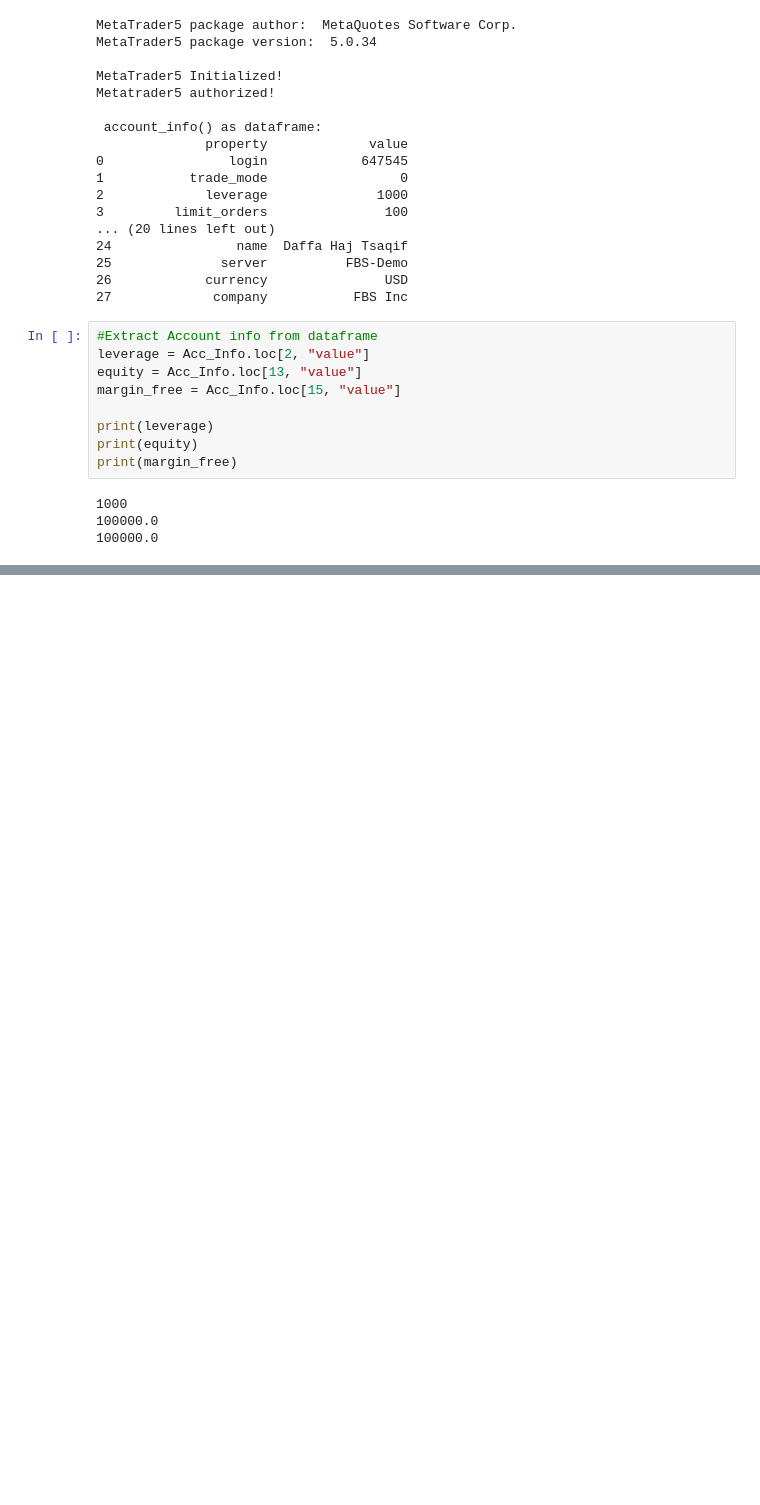
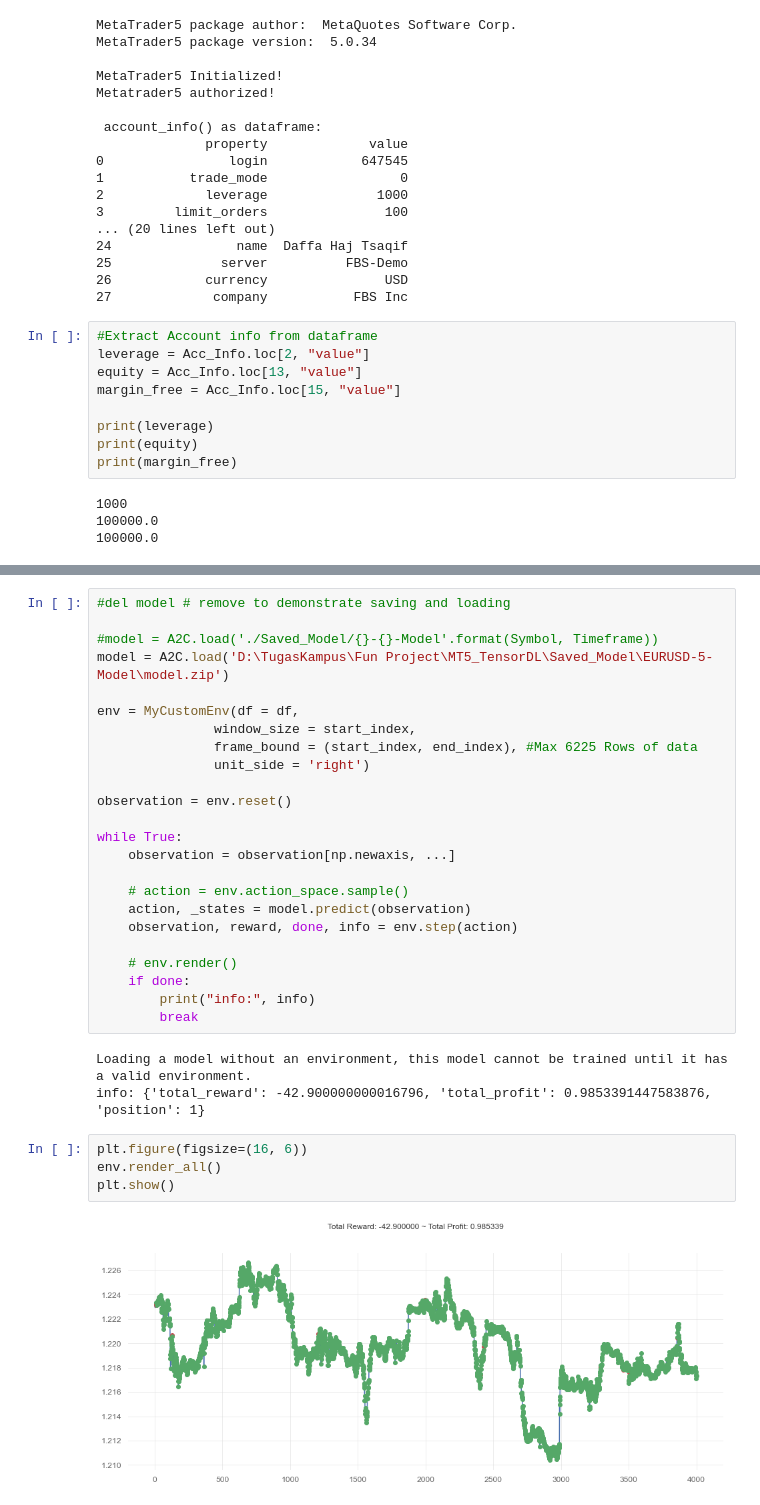
Before and after one commit to dhupee/MetaNgepet, a Jupyter notebook: MetaNgepet-Train.ipynb, the cells around one changed output, grey strips where cells are left out. Drawn from its saved outputs; the diff is of its cells as text; blank space fills up the shorter version.

Commit message:
The train is done

```diff
--- a/MetaNgepet-Train.ipynb
+++ b/MetaNgepet-Train.ipynb
@@ -318,0 +352,33 @@ info: {'total_reward': 4.6999999999952635, 'total_profit': 0.9947082718643598, '
+# %%
+#del model # remove to demonstrate saving and loading
+
+#model = A2C.load('./Saved_Model/{}-{}-Model'.format(Symbol, Timeframe))
+model = A2C.load('D:\TugasKampus\Fun Project\MT5_TensorDL\Saved_Model\EURUSD-5-Model\model.zip')
+
+env = MyCustomEnv(df = df,
+               window_size = start_index,
+               frame_bound = (start_index, end_index), #Max 6225 Rows of data
+               unit_side = 'right')
+
+observation = env.reset()
+
+while True:
+    observation = observation[np.newaxis, ...]
+
+    # action = env.action_space.sample()
+    action, _states = model.predict(observation)
+    observation, reward, done, info = env.step(action)
+
+    # env.render()
+    if done:
+        print("info:", info)
+        break
+# %% [output]
+Loading a model without an environment, this model cannot be trained until it has a valid environment.
+info: {'total_reward': -42.900000000016796, 'total_profit': 0.9853391447583876, 'position': 1}
+# %%
+plt.figure(figsize=(16, 6))
+env.render_all()
+plt.show()
+# %% [output]
+[figure, added]
```
Also changed, not shown: parts of 13 cells of this notebook, 5 other files.
